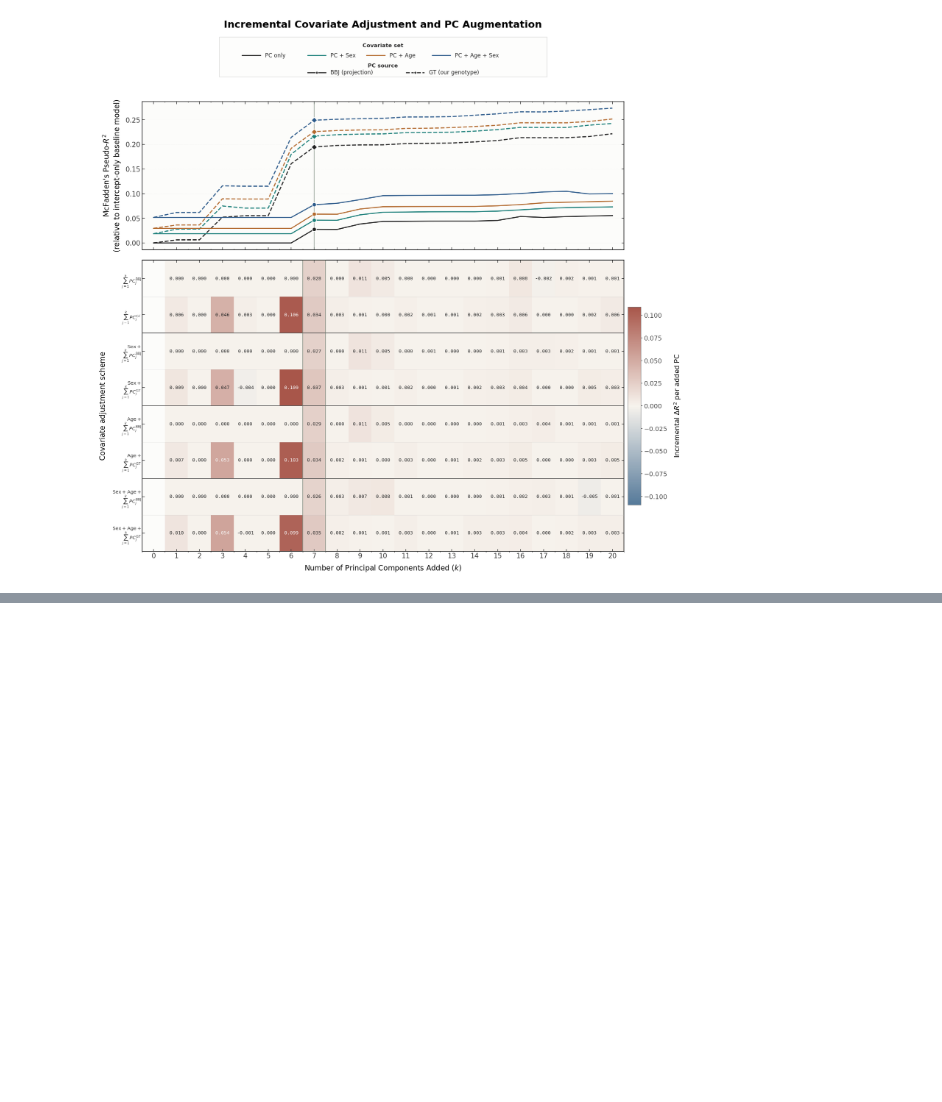
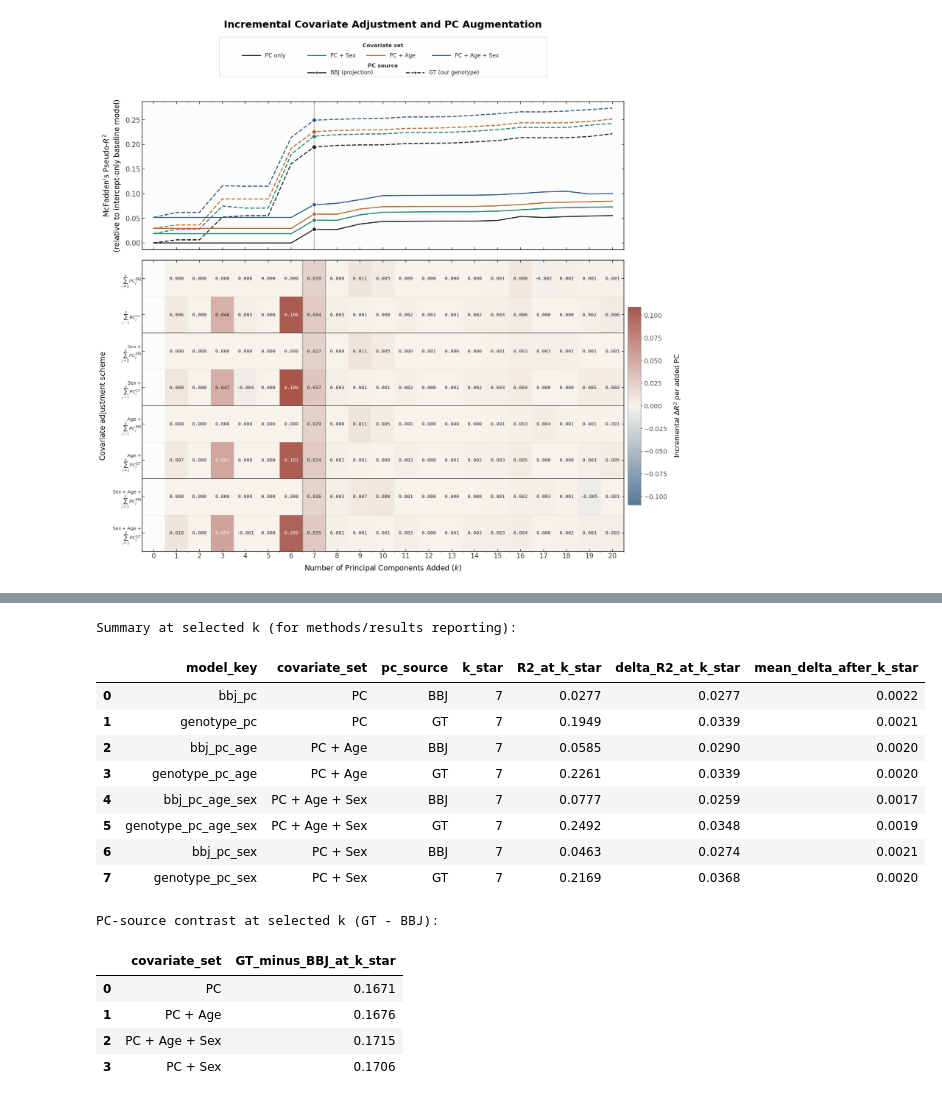
Before and after one commit to ZhaoTie-re/cteph_agp3k.v5, a Jupyter notebook: tuning.pc/tuning.pc.rev1.ipynb, the cells around one changed output, grey strips where cells are left out. Saved outputs shown, nothing was run; the diff lists cells and outputs as text; code cells hidden in the pictures; blank space fills up the shorter version.

Commit message:
Refactor tuning notebook: update execution counts, improve comments, and add quantitative summary for reporting

```diff
--- a/tuning.pc/tuning.pc.rev1.ipynb
+++ b/tuning.pc/tuning.pc.rev1.ipynb
@@ -551,0 +622,71 @@ plt.show()
+# %%
+# Quantitative summary table for reporting
+summary_rows = []
+for key in _ROW_ORDER:
+    df = _curves[key].sort_values('k_included').reset_index(drop=True)
+    k_star = int(CHOSEN_K[key])
+
+    r2_k = float(df.loc[df['k_included'] == k_star, 'r2'].iloc[0])
+
+    if k_star >= 1:
+        delta_k = float(df.loc[df['k_included'] == k_star, 'step_gain'].iloc[0])
+    else:
+        delta_k = np.nan
+
+    tail = df.loc[df['k_included'] > k_star, 'step_gain'].dropna()
+    tail_mean = float(tail.mean()) if len(tail) > 0 else np.nan
+
+    source = 'BBJ' if key.startswith('bbj_') else 'GT'
+    cov_label = key.replace('bbj_', '').replace('genotype_', '').replace('_', ' + ')
+    cov_label = cov_label.replace('pc', 'PC').replace('age', 'Age').replace('sex', 'Sex')
+
+    summary_rows.append({
+        'model_key': key,
+        'covariate_set': cov_label,
+        'pc_source': source,
+        'k_star': k_star,
+        'R2_at_k_star': r2_k,
+        'delta_R2_at_k_star': delta_k,
+        'mean_delta_after_k_star': tail_mean,
+    })
+
+summary_df = pd.DataFrame(summary_rows)
+summary_df = summary_df.sort_values(['covariate_set', 'pc_source']).reset_index(drop=True)
+
+with pd.option_context('display.max_rows', None, 'display.precision', 4):
+    print('Summary at selected k (for methods/results reporting):')
+    display(summary_df)
+
+# Optional compact contrasts: GT minus BBJ under matched covariate set
+contrast_rows = []
+for cov in summary_df['covariate_set'].unique():
+    sub = summary_df[summary_df['covariate_set'] == cov]
+    if set(sub['pc_source']) == {'BBJ', 'GT'}:
+        r_gt = float(sub.loc[sub['pc_source'] == 'GT', 'R2_at_k_star'].iloc[0])
+        r_bbj = float(sub.loc[sub['pc_source'] == 'BBJ', 'R2_at_k_star'].iloc[0])
+        contrast_rows.append({
+            'covariate_set': cov,
+            'GT_minus_BBJ_at_k_star': r_gt - r_bbj,
+        })
+
+contrast_df = pd.DataFrame(contrast_rows).sort_values('covariate_set')
+with pd.option_context('display.max_rows', None, 'display.precision', 4):
+    print('PC-source contrast at selected k (GT - BBJ):')
+    display(contrast_df)
+# %% [output]
+Summary at selected k (for methods/results reporting):
+|  | model_key | covariate_set | pc_source | k_star | R2_at_k_star | delta_R2_at_k_star | mean_delta_after_k_star |
+| 0 | bbj_pc | PC | BBJ | 7 | 0.0277 | 0.0277 | 0.0022 |
+| 1 | genotype_pc | PC | GT | 7 | 0.1949 | 0.0339 | 0.0021 |
+| 2 | bbj_pc_age | PC + Age | BBJ | 7 | 0.0585 | 0.0290 | 0.0020 |
+| 3 | genotype_pc_age | PC + Age | GT | 7 | 0.2261 | 0.0339 | 0.0020 |
+| 4 | bbj_pc_age_sex | PC + Age + Sex | BBJ | 7 | 0.0777 | 0.0259 | 0.0017 |
+| 5 | genotype_pc_age_sex | PC + Age + Sex | GT | 7 | 0.2492 | 0.0348 | 0.0019 |
+| 6 | bbj_pc_sex | PC + Sex | BBJ | 7 | 0.0463 | 0.0274 | 0.0021 |
+| 7 | genotype_pc_sex | PC + Sex | GT | 7 | 0.2169 | 0.0368 | 0.0020 |
+PC-source contrast at selected k (GT - BBJ):
+|  | covariate_set | GT_minus_BBJ_at_k_star |
+| 0 | PC | 0.1671 |
+| 1 | PC + Age | 0.1676 |
+| 2 | PC + Age + Sex | 0.1715 |
+| 3 | PC + Sex | 0.1706 |
```
Also changed, not shown: parts of 4 cells of this notebook.
